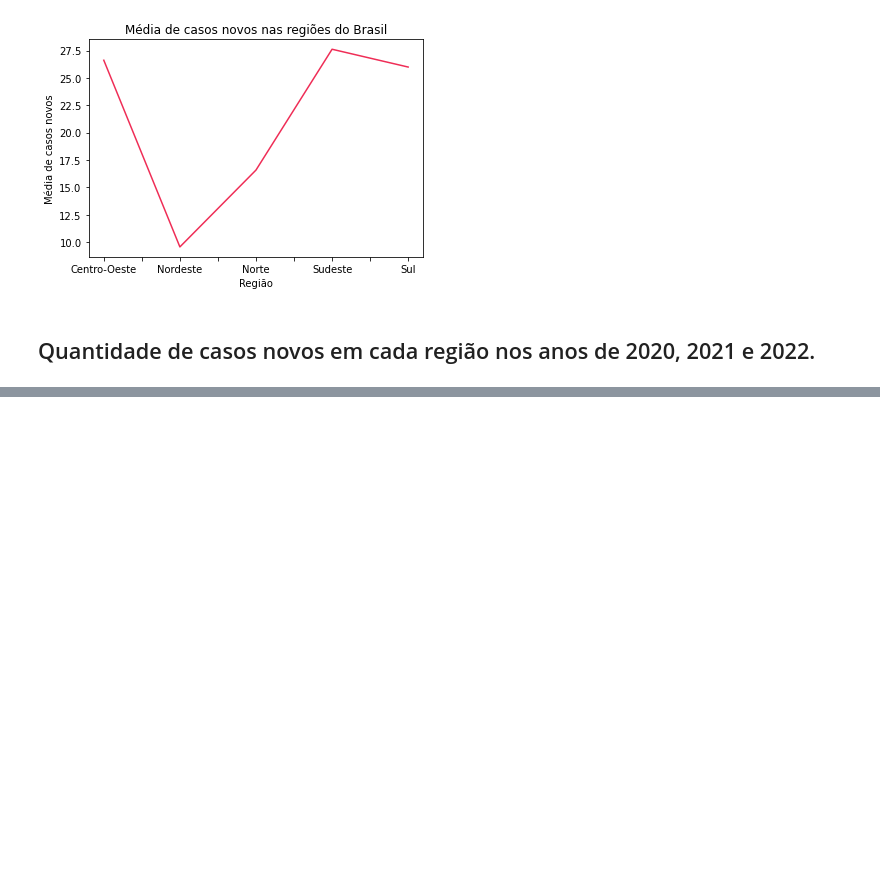
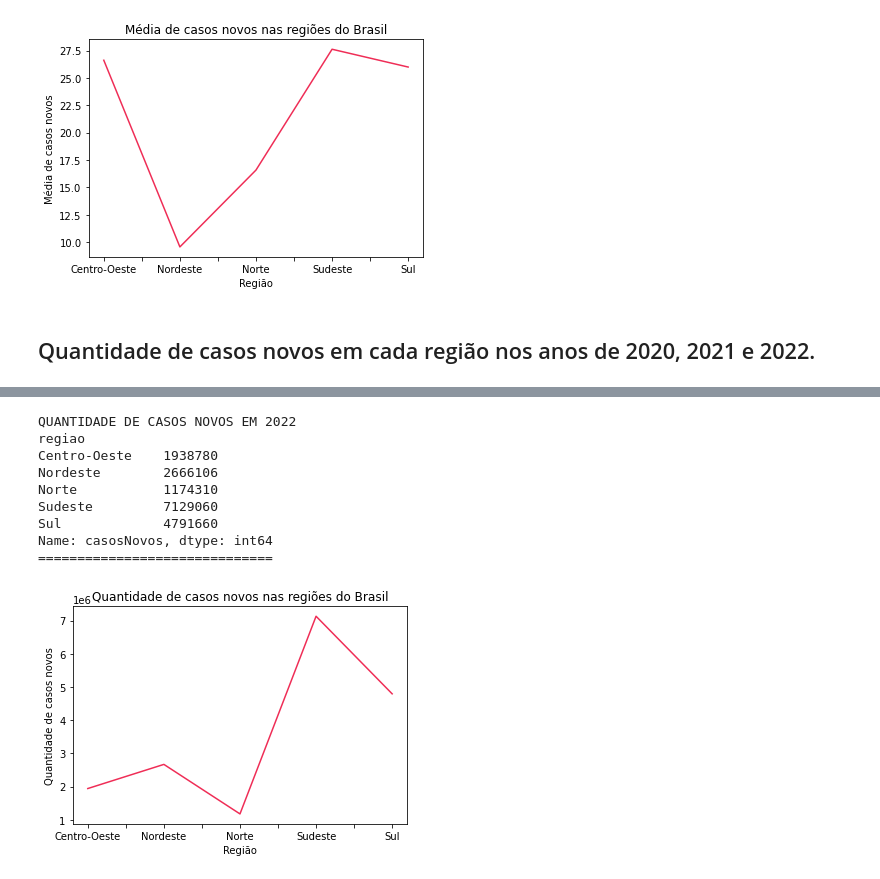
Before and after one commit to GabriellMiranda/TP-Dados-Analise-de-dados-de-covid, a Jupyter notebook: Trabalho_de_Dados.ipynb, the cells around one changed output, grey strips where cells are left out. Saved outputs shown, nothing was run; the diff lists cells and outputs as text; code cells hidden in the pictures; blank space fills up the shorter version.

```diff
--- a/Trabalho_de_Dados.ipynb
+++ b/Trabalho_de_Dados.ipynb
@@ -420,0 +439,23 @@ Name: casosNovos, dtype: int64
+# %%
+df_covid2022 = RegioesBrails2022.groupby('regiao')
+casosNovos2022 = df_covid2022['casosNovos'].sum().head(10)
+print("QUANTIDADE DE CASOS NOVOS EM 2022")
+print(casosNovos2022)
+print("="*30)
+
+df_covid2022.sum()['casosNovos'].plot(c='#EF2D56')
+plt.xlabel('Região')
+plt.ylabel('Quantidade de casos novos')
+plt.title("Quantidade de casos novos nas regiões do Brasil")
+plt.show()
+# %% [output]
+QUANTIDADE DE CASOS NOVOS EM 2022
+regiao
+Centro-Oeste    1938780
+Nordeste        2666106
+Norte           1174310
+Sudeste         7129060
+Sul             4791660
+Name: casosNovos, dtype: int64
+==============================
+[figure, added]
```
Also changed, not shown: parts of 7 cells of this notebook.
